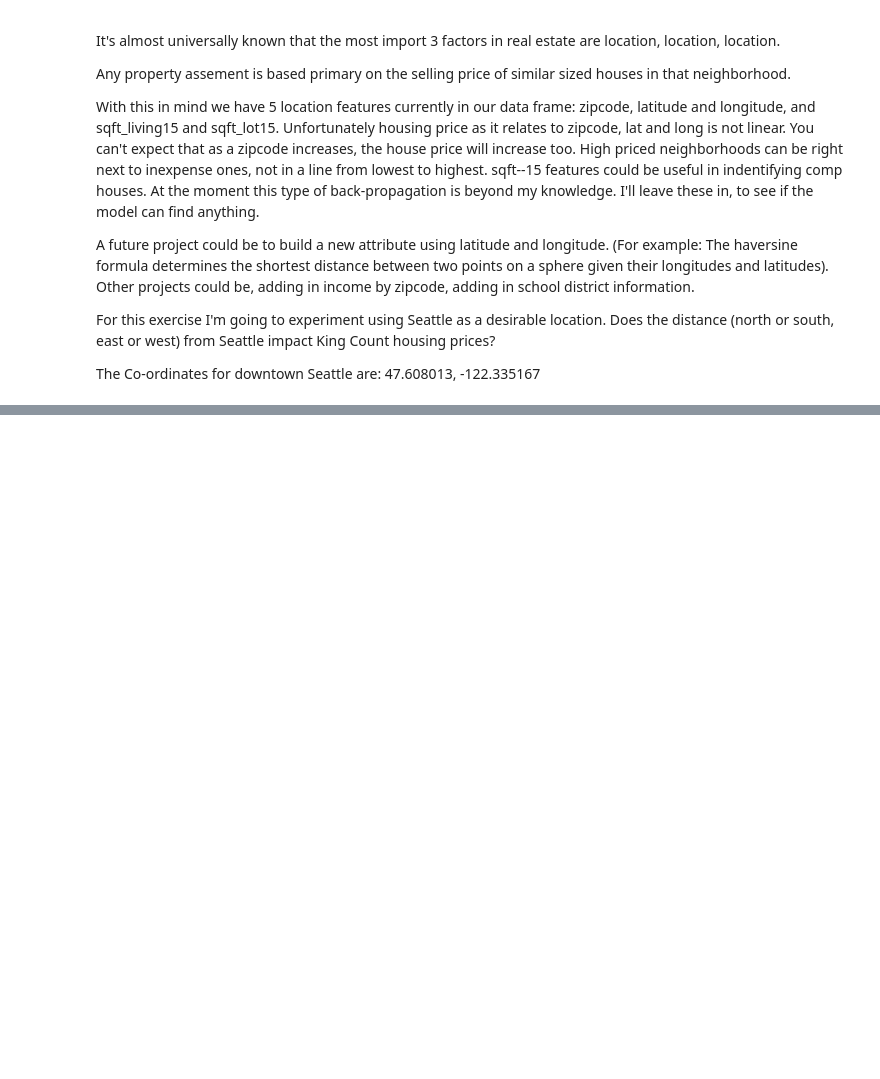
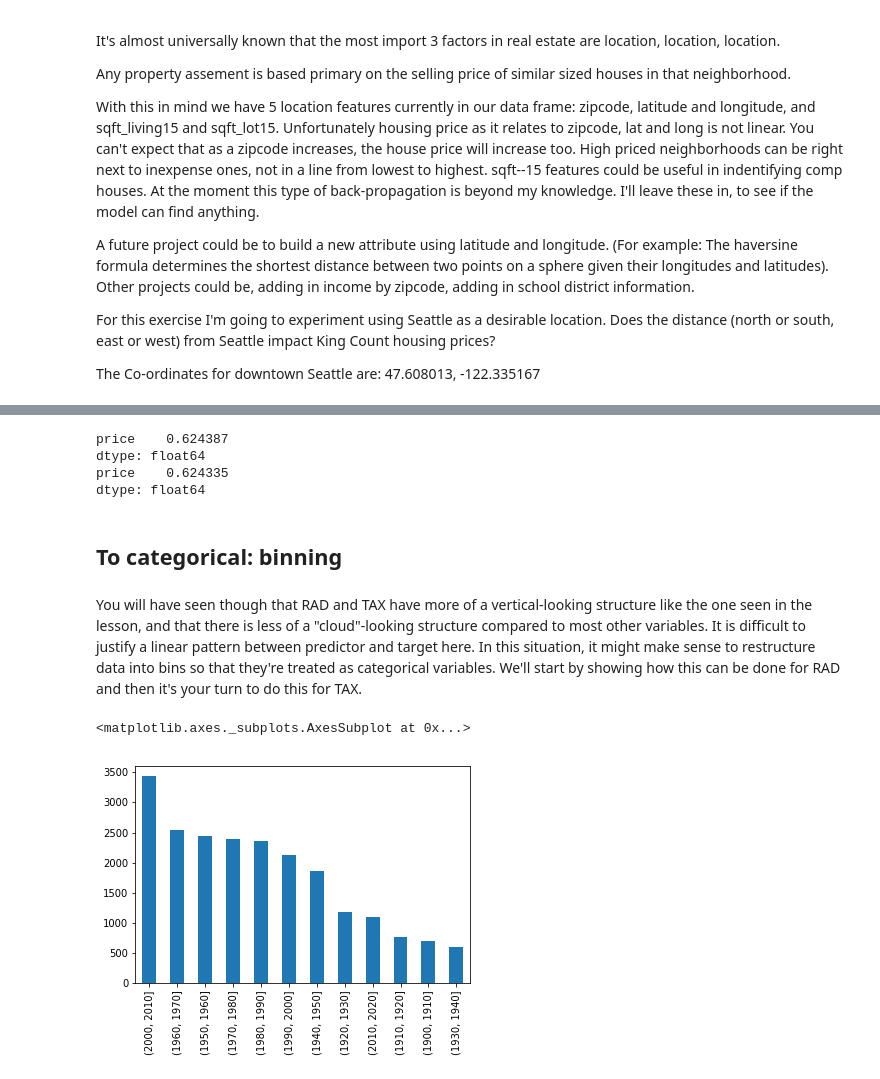
Before and after one commit to AndrewJ1/FI_Module_1, a Jupyter notebook: FinalProject/dsc-1-final-project-online-ds-pt-041519/Working.ipynb, the cells around one changed output, grey strips where cells are left out. Drawn from its saved outputs; the diff is of its cells as text; code cells hidden in the pictures; blank space fills up the shorter version.

```diff
--- a/FinalProject/dsc-1-final-project-online-ds-pt-041519/Working.ipynb
+++ b/FinalProject/dsc-1-final-project-online-ds-pt-041519/Working.ipynb
@@ -580,0 +746,27 @@ The Co-ordinates for downtown Seattle are: 47.608013, -122.335167
+# %%
+print(r_squared)
+print(adjusted_r_squared)
+# %% [output]
+price    0.624387
+dtype: float64
+price    0.624335
+dtype: float64
+# %% [markdown]
+## To categorical: binning
+# %% [markdown]
+You will have seen though that RAD and TAX have more of a vertical-looking structure like the one seen in the lesson, and that there is less of a "cloud"-looking structure compared to most other variables. It is difficult to justify a linear pattern between predictor and target here. In this situation, it might make sense to restructure data into bins so that they're treated as categorical variables. We'll start by showing how this can be done for RAD and then it's your turn to do this for TAX.
+# %%
+# first, create bins for based on the values observed. 5 values will result in 4 bins
+bins = [1900, 1910, 1920, 1930, 1940, 1950, 1960, 1970, 1980, 1990, 2000, 2010, 2020]
+# use pd.cut
+bins_yr = pd.cut(df['yr_built'], bins)
+
+# using pd.cut returns unordered categories. Transform this to ordered categories.
+bins_yr = bins_yr.cat.as_unordered()
+bins_yr.head()
+
+# inspect the result
+bins_yr.value_counts().plot(kind='bar')
+# %% [output]
+<matplotlib.axes._subplots.AxesSubplot at 0x...>
+[figure, added]
```
Also changed, not shown: parts of 101 cells of this notebook, 2 other files.
